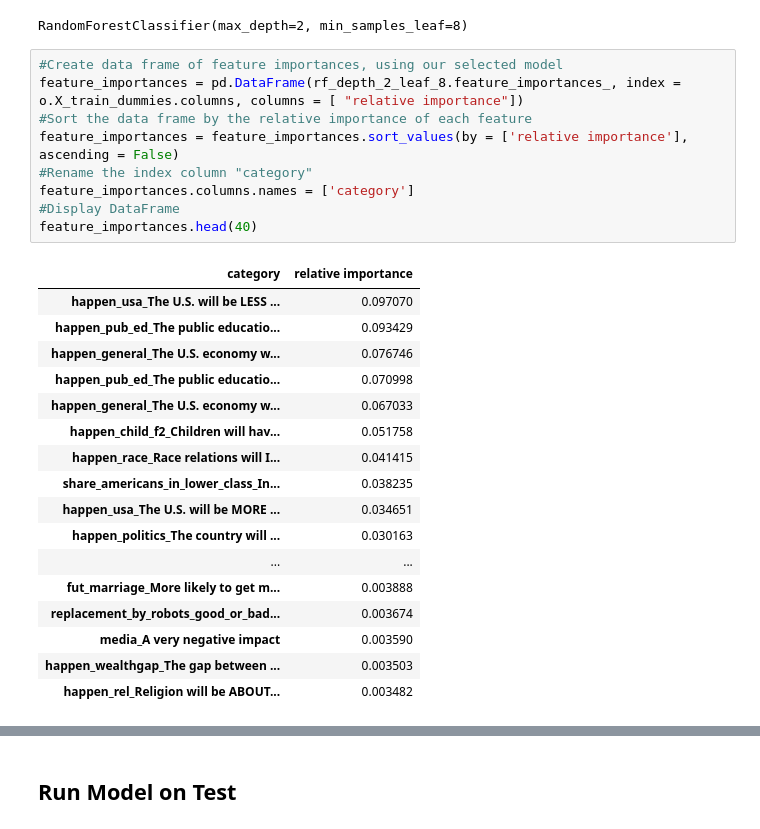
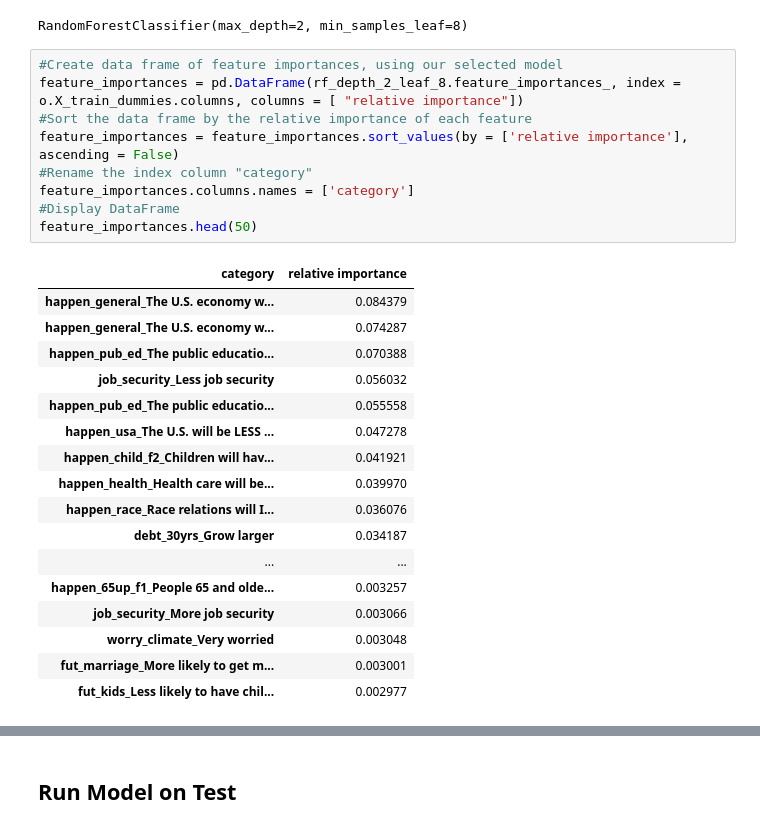
Before and after one commit to american-perspectives-capstone/american-attitudes, a Jupyter notebook: rough_notebooks/malachi_hale_modeling_practice.ipynb, the cells around one changed output, grey strips where cells are left out. Saved outputs shown, nothing was run; the diff lists cells and outputs as text.

```diff
--- a/rough_notebooks/malachi_hale_modeling_practice.ipynb
+++ b/rough_notebooks/malachi_hale_modeling_practice.ipynb
@@ -411,30 +411,30 @@ RandomForestClassifier(max_depth=2, min_samples_leaf=8)
 # %%
 #Create data frame of feature importances, using our selected model
 feature_importances = pd.DataFrame(rf_depth_2_leaf_8.feature_importances_, index = o.X_train_dummies.columns, columns = [ "relative importance"])
 #Sort the data frame by the relative importance of each feature
 feature_importances = feature_importances.sort_values(by = ['relative importance'], ascending = False)
 #Rename the index column "category"
 feature_importances.columns.names = ['category']
 #Display DataFrame
-feature_importances.head(40)
+feature_importances.head(50)
 # %% [output]
 | category | relative importance |
-| happen_usa_The U.S. will be LESS ... | 0.097070 |
-| happen_pub_ed_The public educatio... | 0.093429 |
-| happen_general_The U.S. economy w... | 0.076746 |
-| happen_pub_ed_The public educatio... | 0.070998 |
-| happen_general_The U.S. economy w... | 0.067033 |
-| happen_child_f2_Children will hav... | 0.051758 |
-| happen_race_Race relations will I... | 0.041415 |
-| share_americans_in_lower_class_In... | 0.038235 |
-| happen_usa_The U.S. will be MORE ... | 0.034651 |
-| happen_politics_The country will ... | 0.030163 |
+| happen_general_The U.S. economy w... | 0.084379 |
+| happen_general_The U.S. economy w... | 0.074287 |
+| happen_pub_ed_The public educatio... | 0.070388 |
+| job_security_Less job security | 0.056032 |
+| happen_pub_ed_The public educatio... | 0.055558 |
+| happen_usa_The U.S. will be LESS ... | 0.047278 |
+| happen_child_f2_Children will hav... | 0.041921 |
+| happen_health_Health care will be... | 0.039970 |
+| happen_race_Race relations will I... | 0.036076 |
+| debt_30yrs_Grow larger | 0.034187 |
 | ... | ... |
-| fut_marriage_More likely to get m... | 0.003888 |
-| replacement_by_robots_good_or_bad... | 0.003674 |
-| media_A very negative impact | 0.003590 |
-| happen_wealthgap_The gap between ... | 0.003503 |
-| happen_rel_Religion will be ABOUT... | 0.003482 |
+| happen_65up_f1_People 65 and olde... | 0.003257 |
+| job_security_More job security | 0.003066 |
+| worry_climate_Very worried | 0.003048 |
+| fut_marriage_More likely to get m... | 0.003001 |
+| fut_kids_Less likely to have chil... | 0.002977 |
 # %%
 relative_importances = sns.barplot(x=feature_importances['relative importance'][0:10], y=feature_importances.index[0:10]).set(title="Most Important Features")
 # %% [output]
```
Also changed, not shown: parts of 16 cells of this notebook.
